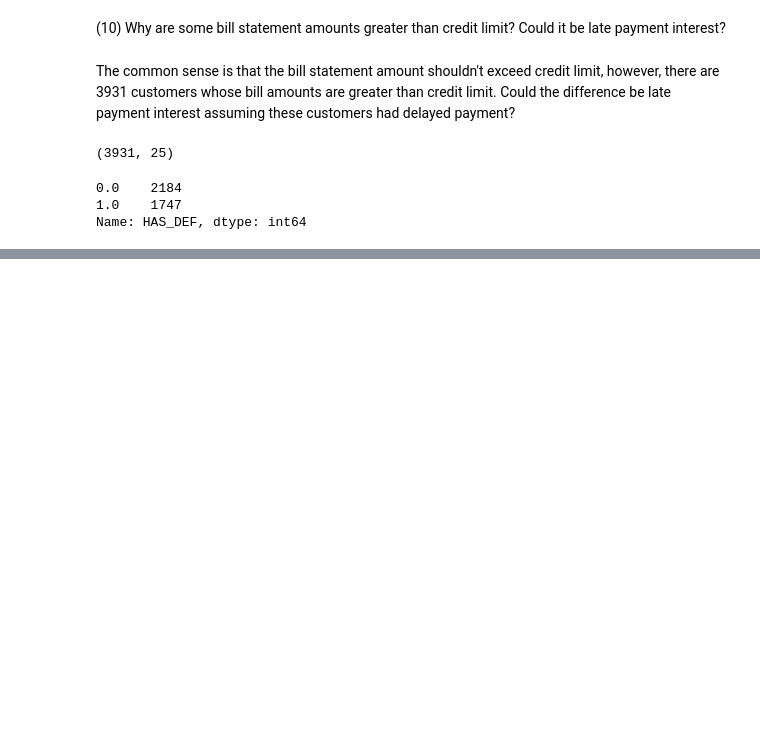
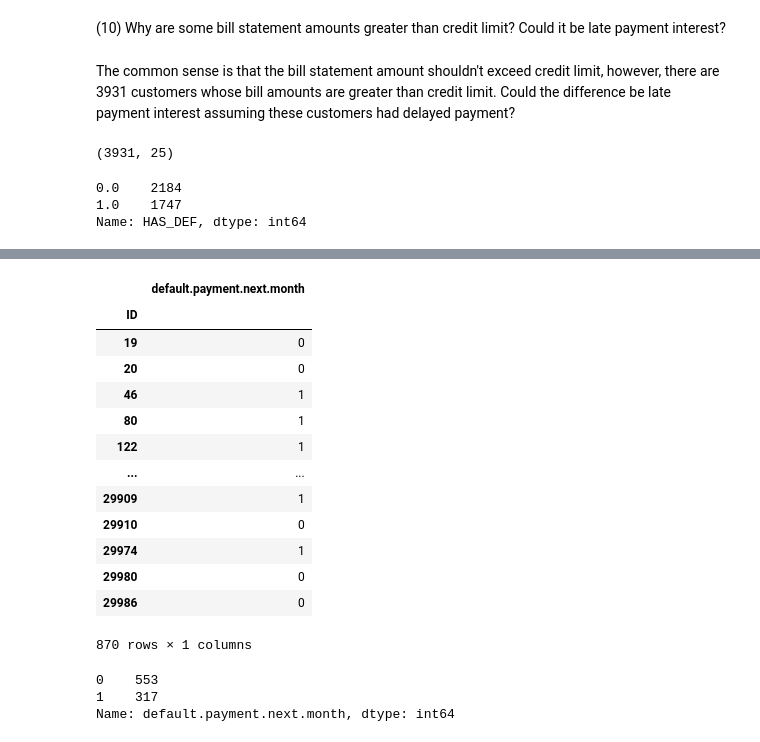
Before and after one commit to rohitrv8922/credit_card_fraud, a Jupyter notebook: RoCredit_Card_Default_Prediction_Capstone_Project.ipynb, the cells around one changed output, grey strips where cells are left out. Saved outputs shown, nothing was run; the diff lists cells and outputs as text; code cells hidden in the pictures; blank space fills up the shorter version.

```diff
--- a/RoCredit_Card_Default_Prediction_Capstone_Project.ipynb
+++ b/RoCredit_Card_Default_Prediction_Capstone_Project.ipynb
@@ -609,0 +636,30 @@ Name: HAS_DEF, dtype: int64
+# %%
+# Check if those 870 customers defaulted in the next month (Oct.2005)
+# The assumption is since they did not have any consumption, they shouldn't default, so there shouldn't be any '1'
+
+no_transaction_de = df.loc[no_transaction.index,['default.payment.next.month']]
+no_transaction_de
+# %% [output]
+|  | default.payment.next.month |
+| ID |  |
+| 19 | 0 |
+| 20 | 0 |
+| 46 | 1 |
+| 80 | 1 |
+| 122 | 1 |
+| ... | ... |
+| 29909 | 1 |
+| 29910 | 0 |
+| 29974 | 1 |
+| 29980 | 0 |
+| 29986 | 0 |
+870 rows × 1 columns
+# %%
+# How many inactive customers had default payment next month
+# 317 customers had default payment next month which is against common sense
+
+no_transaction_de['default.payment.next.month'].value_counts()
+# %% [output]
+0    553
+1    317
+Name: default.payment.next.month, dtype: int64
```
Also changed, not shown: parts of 34 cells of this notebook.
